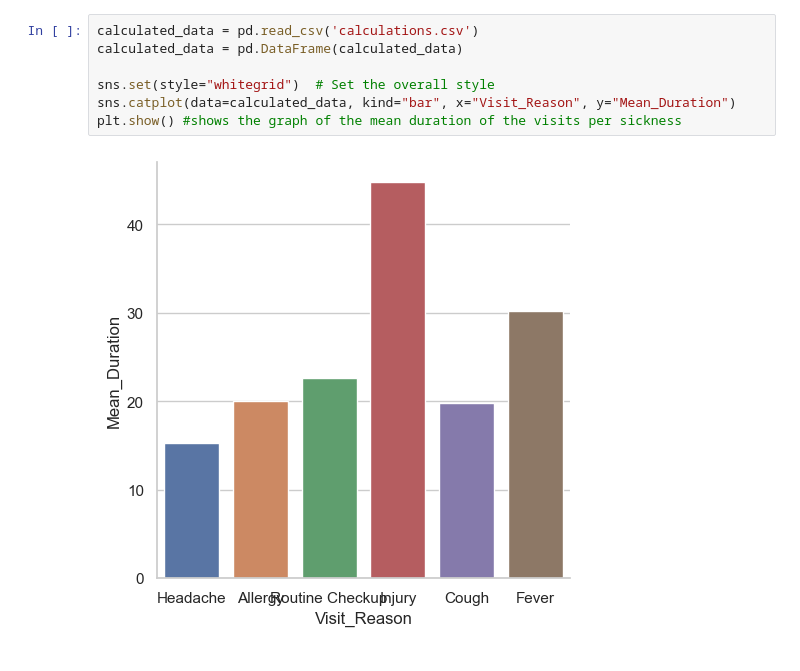
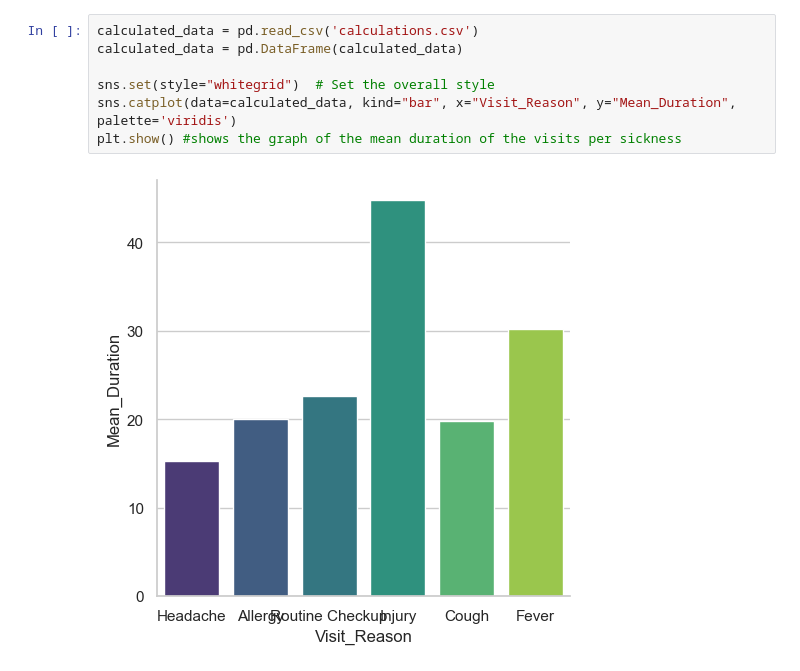
Before and after one commit to starshrimp/Pythobn_Assessment, a Jupyter notebook: Assessment.ipynb, the cells around one changed output. Cells and saved outputs as stored; diff of their text form.

```diff
--- a/Assessment.ipynb
+++ b/Assessment.ipynb
@@ -67,9 +91,9 @@ with open('calculations.csv', 'w') as file: #saves the list of the calculated va
 # %%
 calculated_data = pd.read_csv('calculations.csv')
 calculated_data = pd.DataFrame(calculated_data)
 
 sns.set(style="whitegrid")  # Set the overall style
-sns.catplot(data=calculated_data, kind="bar", x="Visit_Reason", y="Mean_Duration")
+sns.catplot(data=calculated_data, kind="bar", x="Visit_Reason", y="Mean_Duration", palette='viridis')
 plt.show() #shows the graph of the mean duration of the visits per sickness
 # %% [output]
-[figure, old version]
+[figure, new version]
```
Also changed, not shown: parts of 14 cells of this notebook.
